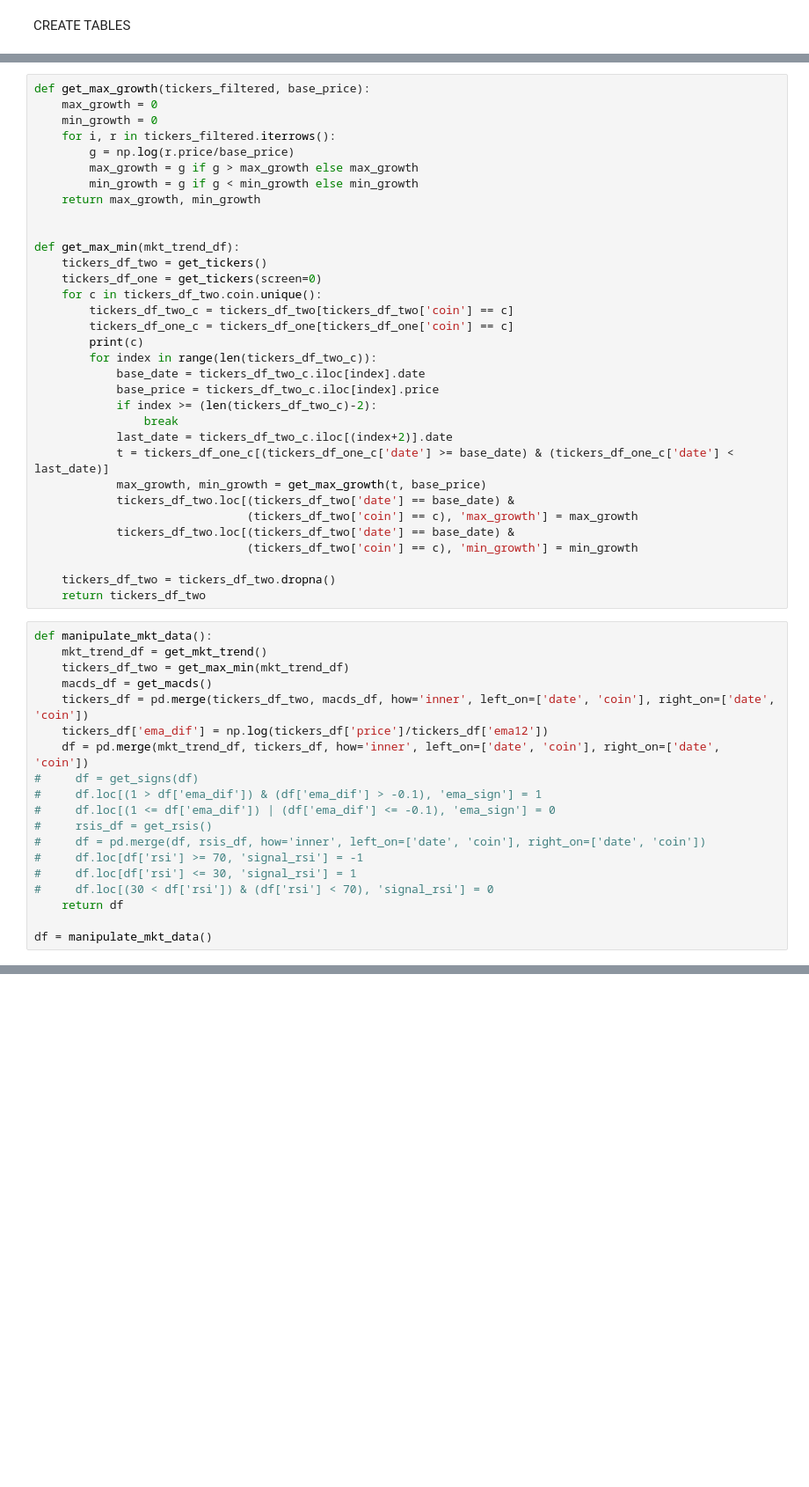
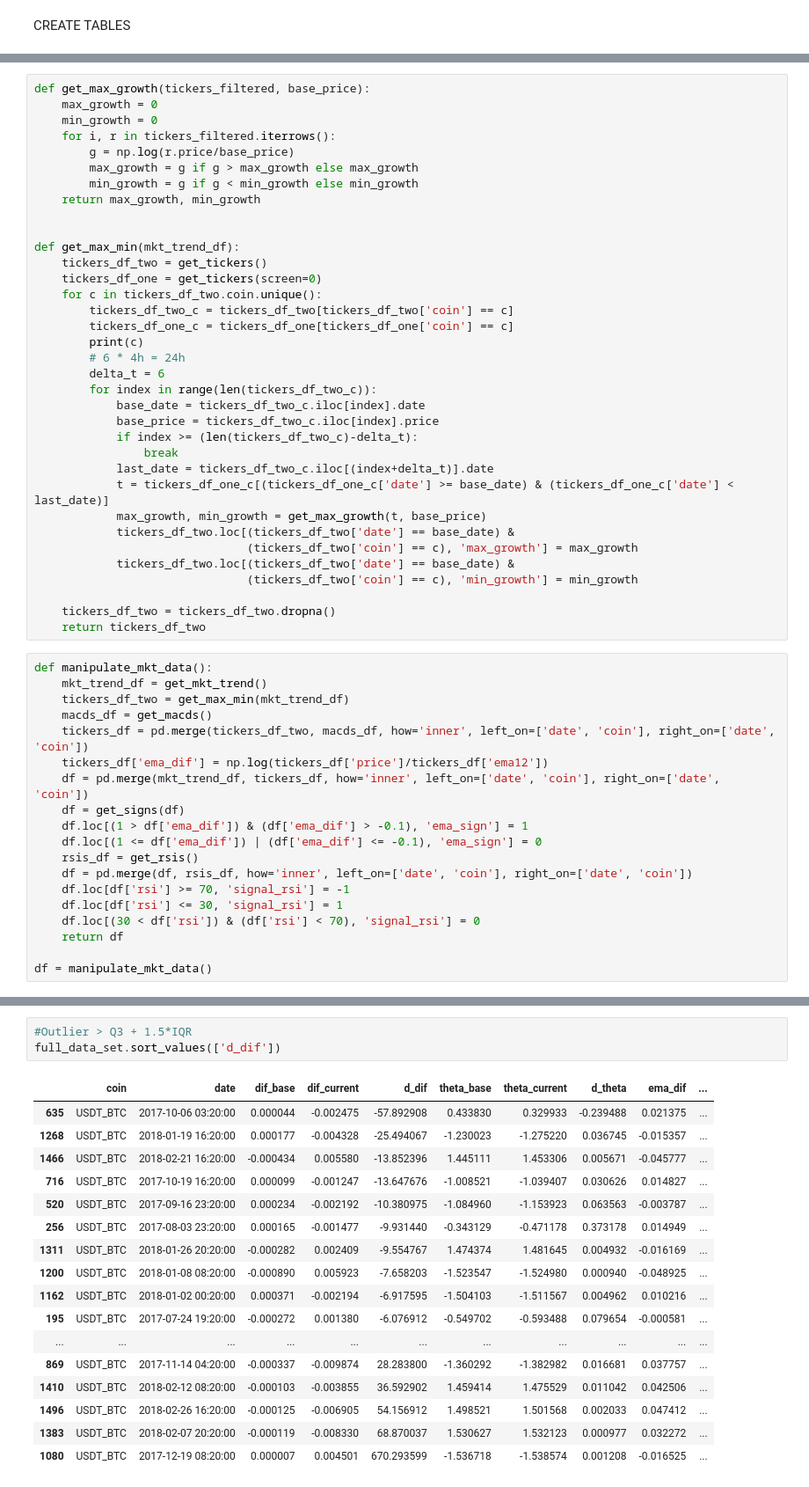
Before and after one commit to eduardocurado/crypto_bot, a Jupyter notebook: Notebooks/Crypto_trader_model20180314.ipynb, the cells around one changed output, grey strips where cells are left out. Shown at 88% size. Cells and saved outputs as stored; diff of their text form; blank space fills up the shorter version.

Commit message:
Understanding the data

```diff
--- a/Notebooks/Crypto_trader_model20180314.ipynb
+++ b/Notebooks/Crypto_trader_model20180314.ipynb
@@ -310,12 +310,14 @@ def get_max_min(mkt_trend_df):
         tickers_df_two_c = tickers_df_two[tickers_df_two['coin'] == c]
         tickers_df_one_c = tickers_df_one[tickers_df_one['coin'] == c]
         print(c)
+        # 6 * 4h = 24h
+        delta_t = 6
         for index in range(len(tickers_df_two_c)):
             base_date = tickers_df_two_c.iloc[index].date
             base_price = tickers_df_two_c.iloc[index].price
-            if index >= (len(tickers_df_two_c)-2):
+            if index >= (len(tickers_df_two_c)-delta_t):
                 break
-            last_date = tickers_df_two_c.iloc[(index+2)].date
+            last_date = tickers_df_two_c.iloc[(index+delta_t)].date
             t = tickers_df_one_c[(tickers_df_one_c['date'] >= base_date) & (tickers_df_one_c['date'] < last_date)]
             max_growth, min_growth = get_max_growth(t, base_price)
             tickers_df_two.loc[(tickers_df_two['date'] == base_date) &
@@ -333,14 +335,14 @@ def manipulate_mkt_data():
     tickers_df = pd.merge(tickers_df_two, macds_df, how='inner', left_on=['date', 'coin'], right_on=['date', 'coin'])
     tickers_df['ema_dif'] = np.log(tickers_df['price']/tickers_df['ema12'])
     df = pd.merge(mkt_trend_df, tickers_df, how='inner', left_on=['date', 'coin'], right_on=['date', 'coin'])
-#     df = get_signs(df)
-#     df.loc[(1 > df['ema_dif']) & (df['ema_dif'] > -0.1), 'ema_sign'] = 1
-#     df.loc[(1 <= df['ema_dif']) | (df['ema_dif'] <= -0.1), 'ema_sign'] = 0
-#     rsis_df = get_rsis()
-#     df = pd.merge(df, rsis_df, how='inner', left_on=['date', 'coin'], right_on=['date', 'coin'])
-#     df.loc[df['rsi'] >= 70, 'signal_rsi'] = -1
-#     df.loc[df['rsi'] <= 30, 'signal_rsi'] = 1
-#     df.loc[(30 < df['rsi']) & (df['rsi'] < 70), 'signal_rsi'] = 0
+    df = get_signs(df)
+    df.loc[(1 > df['ema_dif']) & (df['ema_dif'] > -0.1), 'ema_sign'] = 1
+    df.loc[(1 <= df['ema_dif']) | (df['ema_dif'] <= -0.1), 'ema_sign'] = 0
+    rsis_df = get_rsis()
+    df = pd.merge(df, rsis_df, how='inner', left_on=['date', 'coin'], right_on=['date', 'coin'])
+    df.loc[df['rsi'] >= 70, 'signal_rsi'] = -1
+    df.loc[df['rsi'] <= 30, 'signal_rsi'] = 1
+    df.loc[(30 < df['rsi']) & (df['rsi'] < 70), 'signal_rsi'] = 0
     return df
 
 df = manipulate_mkt_data()
@@ -389,0 +386,21 @@ coin_df
+# %%
+#Outlier > Q3 + 1.5*IQR
+full_data_set.sort_values(['d_dif'])
+# %% [output]
+|  | coin | date | dif_base | dif_current | d_dif | theta_base | theta_current | d_theta | ema_dif | ... |
+| 635 | USDT_BTC | 2017-10-06 03:20:00 | 0.000044 | -0.002475 | -57.892908 | 0.433830 | 0.329933 | -0.239488 | 0.021375 | ... |
+| 1268 | USDT_BTC | 2018-01-19 16:20:00 | 0.000177 | -0.004328 | -25.494067 | -1.230023 | -1.275220 | 0.036745 | -0.015357 | ... |
+| 1466 | USDT_BTC | 2018-02-21 16:20:00 | -0.000434 | 0.005580 | -13.852396 | 1.445111 | 1.453306 | 0.005671 | -0.045777 | ... |
+| 716 | USDT_BTC | 2017-10-19 16:20:00 | 0.000099 | -0.001247 | -13.647676 | -1.008521 | -1.039407 | 0.030626 | 0.014827 | ... |
+| 520 | USDT_BTC | 2017-09-16 23:20:00 | 0.000234 | -0.002192 | -10.380975 | -1.084960 | -1.153923 | 0.063563 | -0.003787 | ... |
+| 256 | USDT_BTC | 2017-08-03 23:20:00 | 0.000165 | -0.001477 | -9.931440 | -0.343129 | -0.471178 | 0.373178 | 0.014949 | ... |
+| 1311 | USDT_BTC | 2018-01-26 20:20:00 | -0.000282 | 0.002409 | -9.554767 | 1.474374 | 1.481645 | 0.004932 | -0.016169 | ... |
+| 1200 | USDT_BTC | 2018-01-08 08:20:00 | -0.000890 | 0.005923 | -7.658203 | -1.523547 | -1.524980 | 0.000940 | -0.048925 | ... |
+| 1162 | USDT_BTC | 2018-01-02 00:20:00 | 0.000371 | -0.002194 | -6.917595 | -1.504103 | -1.511567 | 0.004962 | 0.010216 | ... |
+| 195 | USDT_BTC | 2017-07-24 19:20:00 | -0.000272 | 0.001380 | -6.076912 | -0.549702 | -0.593488 | 0.079654 | -0.000581 | ... |
+| ... | ... | ... | ... | ... | ... | ... | ... | ... | ... | ... |
+| 869 | USDT_BTC | 2017-11-14 04:20:00 | -0.000337 | -0.009874 | 28.283800 | -1.360292 | -1.382982 | 0.016681 | 0.037757 | ... |
+| 1410 | USDT_BTC | 2018-02-12 08:20:00 | -0.000103 | -0.003855 | 36.592902 | 1.459414 | 1.475529 | 0.011042 | 0.042506 | ... |
+| 1496 | USDT_BTC | 2018-02-26 16:20:00 | -0.000125 | -0.006905 | 54.156912 | 1.498521 | 1.501568 | 0.002033 | 0.047412 | ... |
+| 1383 | USDT_BTC | 2018-02-07 20:20:00 | -0.000119 | -0.008330 | 68.870037 | 1.530627 | 1.532123 | 0.000977 | 0.032272 | ... |
+| 1080 | USDT_BTC | 2017-12-19 08:20:00 | 0.000007 | 0.004501 | 670.293599 | -1.536718 | -1.538574 | 0.001208 | -0.016525 | ... |
```
Also changed, not shown: parts of 7 cells of this notebook, 1 other file.
